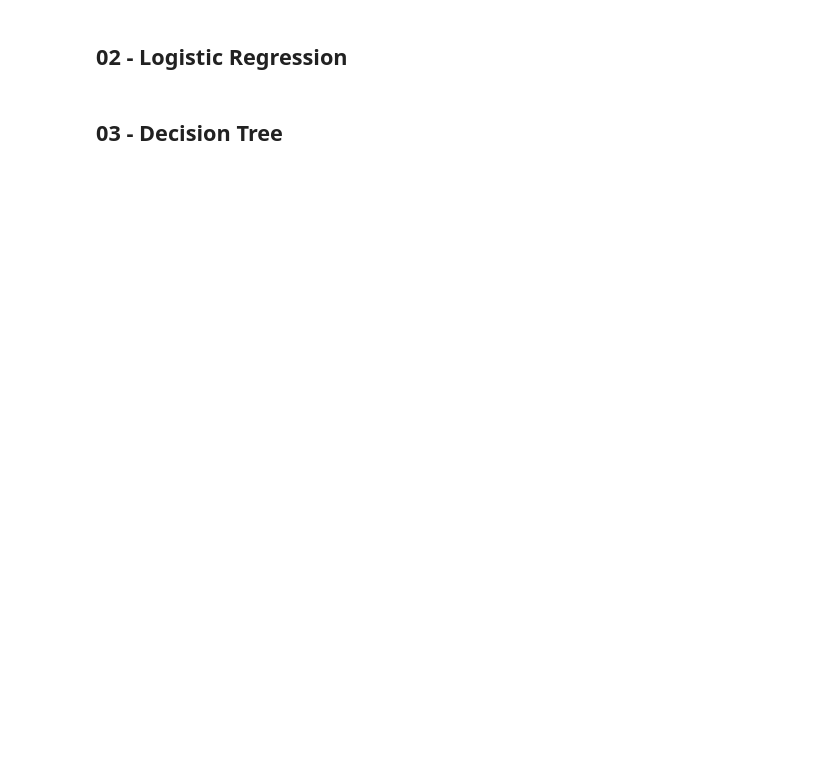
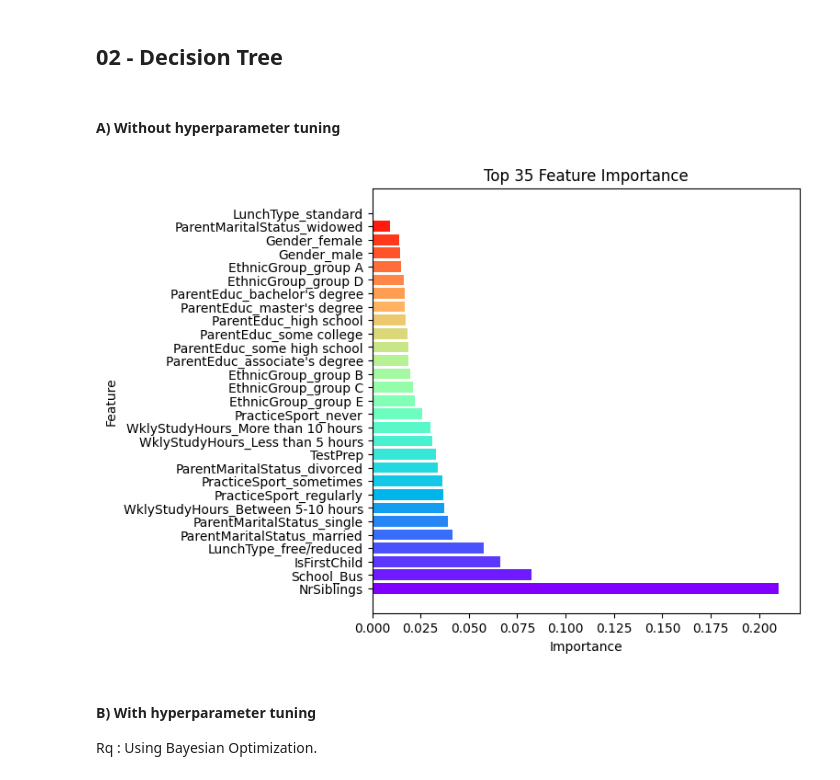
Before and after one commit to ChrisTho23/fairness-and-explainability, a Jupyter notebook: Whitebox/main.ipynb, the cells around one changed output. Drawn from its saved outputs; the diff is of its cells as text; code cells hidden in the pictures; blank space fills up the shorter version.

Commit message:
Saving Whitebox models

```diff
--- a/Whitebox/main.ipynb
+++ b/Whitebox/main.ipynb
@@ -55,24 +65,25 @@ df_whitebox_results = pd.DataFrame(columns=['Model name', 'Accuracy', 'Precision
 # %%
-from sklearn.linear_model import LinearRegression
+from sklearn.linear_model import LogisticRegression
 from sklearn.metrics import accuracy_score, precision_score, recall_score, f1_score, roc_auc_score
 
-# Fit and predict with a linear regression model
-linear_reg = LinearRegression()
-linear_reg.fit(X_train, y_train)
-y_val_continuous = linear_reg.predict(X_val)
+# Fit a logistic regression model
+logistic_reg = LogisticRegression()
+logistic_reg.fit(X_train, y_train)
+y_val_probabilities = logistic_reg.predict_proba(X_val)[:, 1]
 threshold = 0.5
-y_val_pred_binary = (y_val_continuous > threshold).astype(int)
+y_val_pred_binary = (y_val_probabilities > threshold).astype(int)
 
 # Calculate evaluation metrics for classification
 accuracy = accuracy_score(y_val, y_val_pred_binary)
 precision = precision_score(y_val, y_val_pred_binary)
 recall = recall_score(y_val, y_val_pred_binary)
 f1 = f1_score(y_val, y_val_pred_binary)
-roc_auc = roc_auc_score(y_val, y_val_continuous)
+roc_auc = roc_auc_score(y_val, y_val_probabilities)
 
 # Append the results to df_whitebox_results
-results_dict_ols = {
-    'Model name': ['OLS'],
+results_dict_logistic = {
+    'Model name': ['Logistic Regression'],
+    'Model parameters': [logistic_reg.get_params()],
     'Accuracy': [accuracy],
     'Precision': [precision],
     'Recall': [recall],
@@ -80,8 +91,10 @@ results_dict_ols = {
     'AUC-ROC': [roc_auc]
 }
 
-results_df_ols = pd.DataFrame(results_dict_ols)
-df_whitebox_results = pd.concat([df_whitebox_results, results_df_ols], ignore_index=True)
+results_df_logistic = pd.DataFrame(results_dict_logistic)
+df_whitebox_results = pd.concat([df_whitebox_results, results_df_logistic], ignore_index=True)
 # %% [markdown]
-## 02 - Logistic Regression
+## 02 - Decision Tree
+# %% [markdown]
+#### A) Without hyperparameter tuning
 # %%
@@ -117,3 +129,23 @@ df_whitebox_results = pd.concat([df_whitebox_results, results_df_logistic], igno
-# %% [markdown]
-## 03 - Decision Tree
+# %%
+# Get feature importances from the best_decision_tree model
+feature_importances = decision_tree.feature_importances_
+importance_df = pd.DataFrame({'Feature': X_train.columns, 'Importance': feature_importances})
+importance_df = importance_df.sort_values(by='Importance', ascending=False)
+
+# Select the top 35 most important features
+top_35_importance_df = importance_df.head(35)
+
+# Plot the feature importances for the top 30 features
+colors = cm.rainbow(np.linspace(0, 1, len(top_35_importance_df)))
+plt.figure(figsize=(6, 6))
+plt.barh(top_35_importance_df['Feature'], top_35_importance_df['Importance'], color=colors)
+plt.xlabel('Importance')
+plt.ylabel('Feature')
+plt.title('Top 35 Feature Importance')
+plt.show()
+# %% [output]
+[figure, added]
+# %% [markdown]
+#### B) With hyperparameter tuning
+Rq : Using Bayesian Optimization.
 # %%
```
Also changed, not shown: parts of 18 cells of this notebook, 2 other files.
